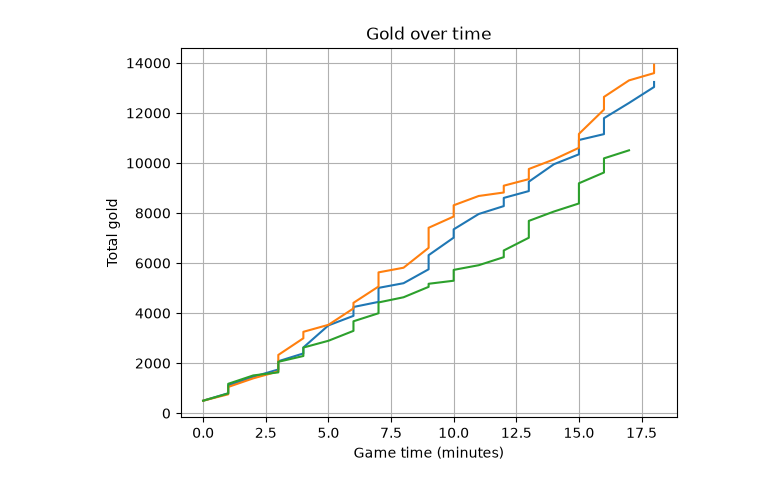
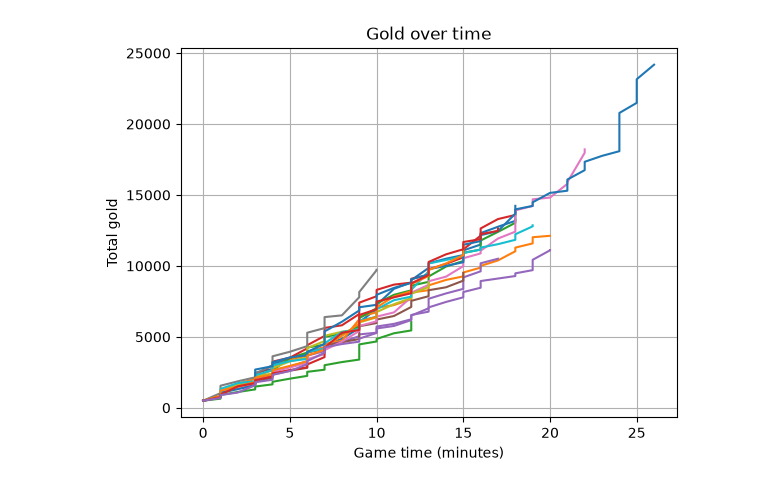
Before and after one commit to Zignov/Riot-Api, a Jupyter notebook: analytics.ipynb, the cells around one changed output. Cells and saved outputs as stored; diff of their text form; code cells hidden in the pictures.

```diff
--- a/analytics.ipynb
+++ b/analytics.ipynb
@@ -25,6 +25,7 @@ def goldAnalysis(puuid, num=10):
 # goldAnalysis(puuid, num=10)
 # %%
 puuid = getPuuid("Zignov", "3644")
-goldAnalysis(puuid, 3)
+#puuid = getPuuid("LivelyHarsh", "3145")
+goldAnalysis(puuid, 15)
 # %% [output]
-[figure, old version]
+[figure, new version]
```
Also changed, not shown: 4 other files.
